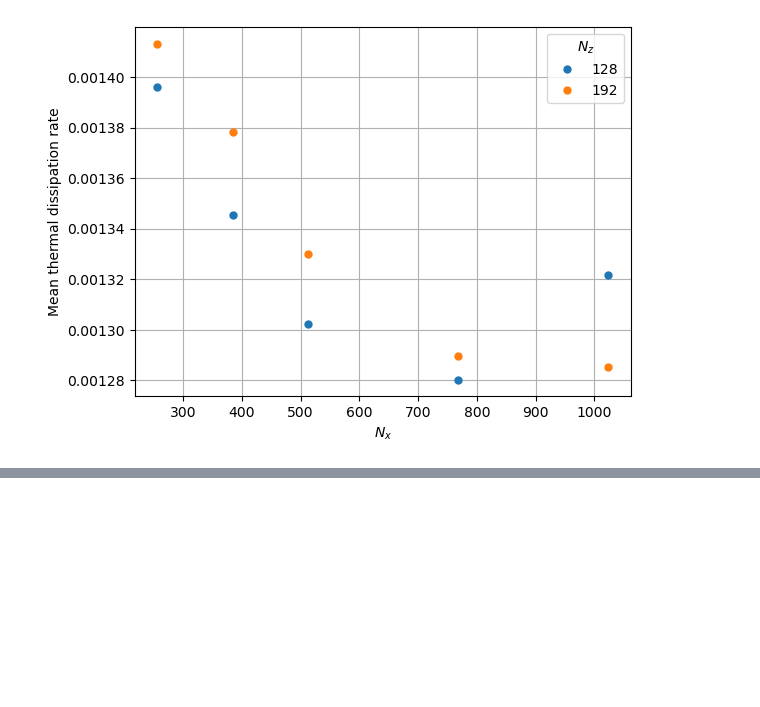
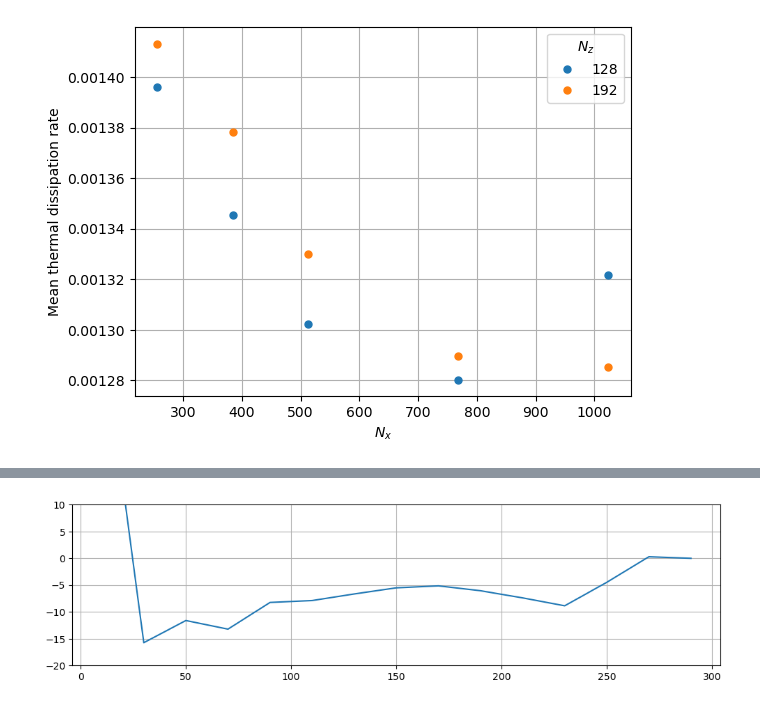
Before and after one commit to tschanzer/honours-project, a Jupyter notebook: notebooks/resolution_tests_literature.ipynb, the cells around one changed output, grey strips where cells are left out. Saved outputs shown, nothing was run; the diff lists cells and outputs as text; code cells hidden in the pictures; blank space fills up the shorter version.

```diff
--- a/notebooks/resolution_tests_literature.ipynb
+++ b/notebooks/resolution_tests_literature.ipynb
@@ -308,0 +336,7 @@ ax.legend(title='$N_z$')
+# %%
+fig, ax = plt.subplots(figsize=(12, 3))
+ax.plot(bin_centers, (mean/mean[-1] - 1)*1e2)
+ax.set_ylim(-20, 10)
+ax.grid()
+# %% [output]
+[figure, added]
```
Also changed, not shown: parts of 11 cells of this notebook.
